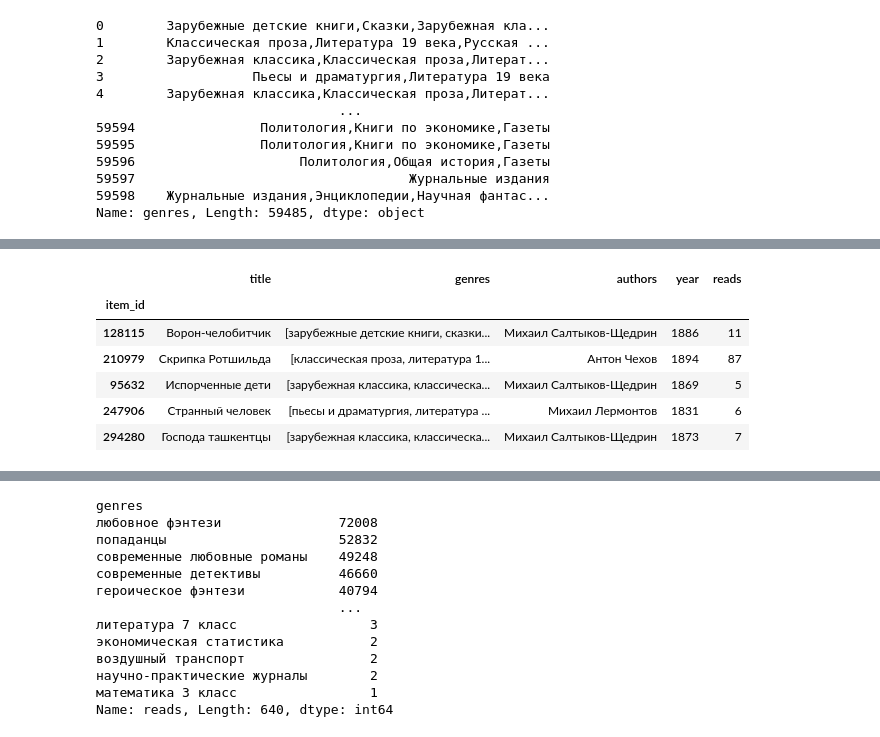
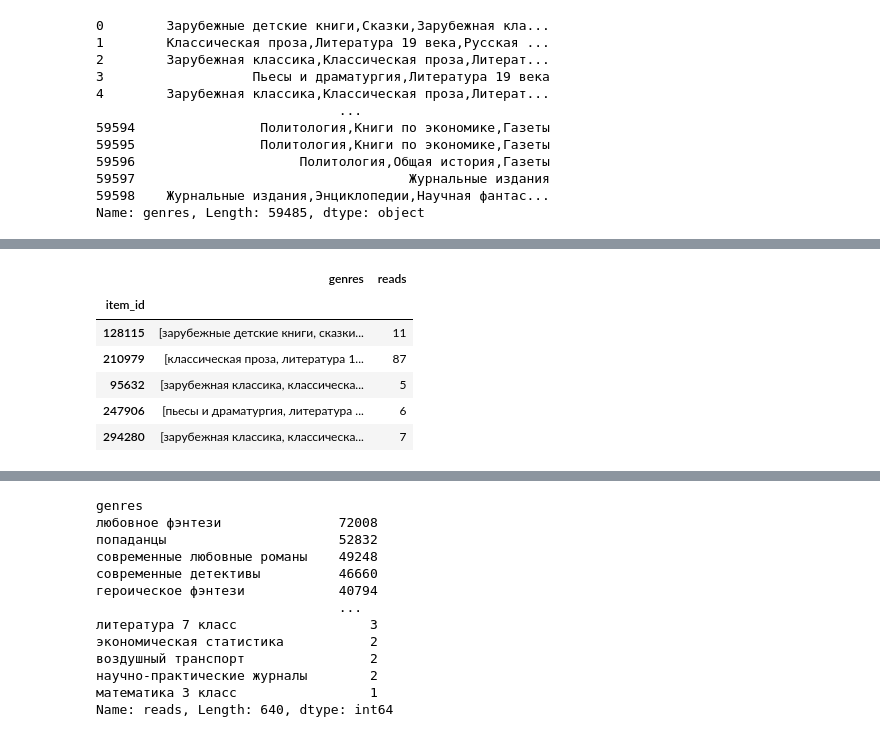
Before and after one commit to shtrausslearning/shtrausslearning.github.io, a Jupyter notebook: docs/notebooks/course_recsys/recsys_lightfm.ipynb, the cells around one changed output, grey strips where cells are left out. Saved outputs shown, nothing was run; the diff lists cells and outputs as text; code cells hidden in the pictures.

```diff
--- a/docs/notebooks/course_recsys/recsys_lightfm.ipynb
+++ b/docs/notebooks/course_recsys/recsys_lightfm.ipynb
@@ -238,20 +279,13 @@ Name: genres, Length: 59485, dtype: object
 # %%
-i_features_lfm = i_features.copy()
-i_features_lfm.set_index('item_id', inplace=True)
-
-# how many books were read
-i_features_lfm['reads'] = df.groupby('item_id')['user_id'].count()
-
 # genre features (list)
 i_features_lfm['genres'] = i_features_lfm['genres'].str.lower().str.split(',')
 i_features_lfm['genres'] = i_features_lfm['genres'].apply(lambda x: x if isinstance(x, list) else [])
-
-i_features_lfm.head()
+i_features_lfm[['genres','reads']].head()
 # %% [output]
-|  | title | genres | authors | year | reads |
-| item_id |  |  |  |  |  |
-| 128115 | Ворон-челобитчик | [зарубежные детские книги, сказки... | Михаил Салтыков-Щедрин | 1886 | 11 |
-| 210979 | Скрипка Ротшильда | [классическая проза, литература 1... | Антон Чехов | 1894 | 87 |
-| 95632 | Испорченные дети | [зарубежная классика, классическа... | Михаил Салтыков-Щедрин | 1869 | 5 |
-| 247906 | Странный человек | [пьесы и драматургия, литература ... | Михаил Лермонтов | 1831 | 6 |
-| 294280 | Господа ташкентцы | [зарубежная классика, классическа... | Михаил Салтыков-Щедрин | 1873 | 7 |
+|  | genres | reads |
+| item_id |  |  |
+| 128115 | [зарубежные детские книги, сказки... | 11 |
+| 210979 | [классическая проза, литература 1... | 87 |
+| 95632 | [зарубежная классика, классическа... | 5 |
+| 247906 | [пьесы и драматургия, литература ... | 6 |
+| 294280 | [зарубежная классика, классическа... | 7 |
```
Also changed, not shown: parts of 55 cells of this notebook.
